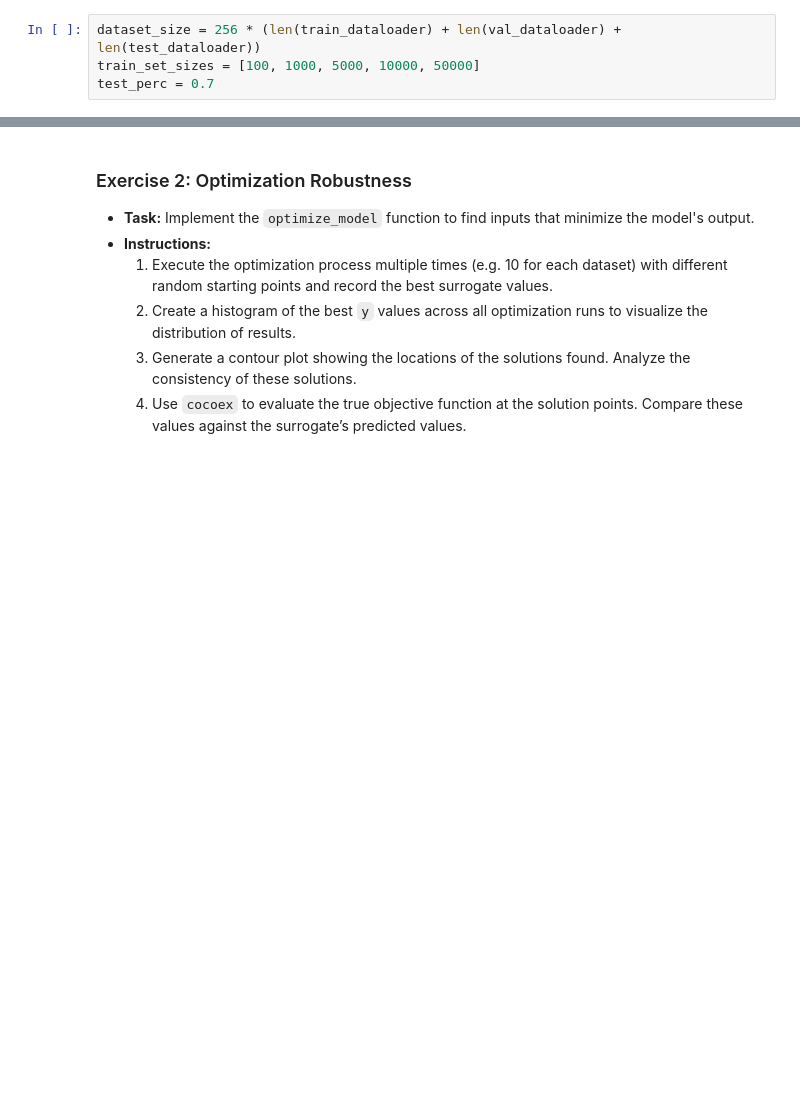
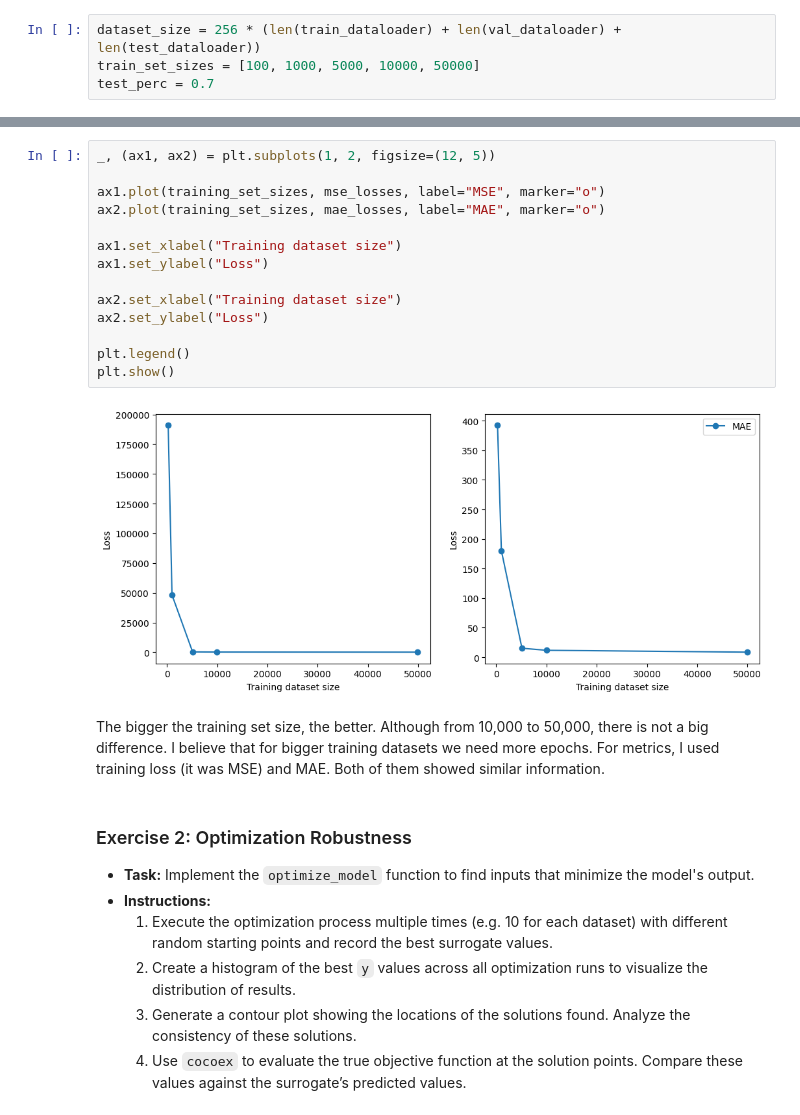
Before and after one commit to Spontaniczny/Stochastic-methods-in-machine-learning, a Jupyter notebook: lab4/lab4.ipynb, the cells around one changed output, grey strips where cells are left out. Saved outputs shown, nothing was run; the diff lists cells and outputs as text; blank space fills up the shorter version.

```diff
--- a/lab4/lab4.ipynb
+++ b/lab4/lab4.ipynb
@@ -473,4 +509,22 @@ Test Loss: 239.7701
 ... (3 outputs left out)
+# %%
+_, (ax1, ax2) = plt.subplots(1, 2, figsize=(12, 5))
+
+ax1.plot(training_set_sizes, mse_losses, label="MSE", marker="o")
+ax2.plot(training_set_sizes, mae_losses, label="MAE", marker="o")
+
+ax1.set_xlabel("Training dataset size")
+ax1.set_ylabel("Loss")
+
+ax2.set_xlabel("Training dataset size")
+ax2.set_ylabel("Loss")
+
+plt.legend()
+plt.show()
+# %% [output]
+[figure, added]
+# %% [markdown]
+The bigger the training set size, the better. Although from 10,000 to 50,000, there is not a big difference. I believe that for bigger training datasets we need more epochs. For metrics, I used training loss (it was MSE) and MAE. Both of them showed similar information.
 # %% [markdown]
 
 ### Exercise 2: Optimization Robustness
```
Also changed, not shown: parts of 14 cells of this notebook.
